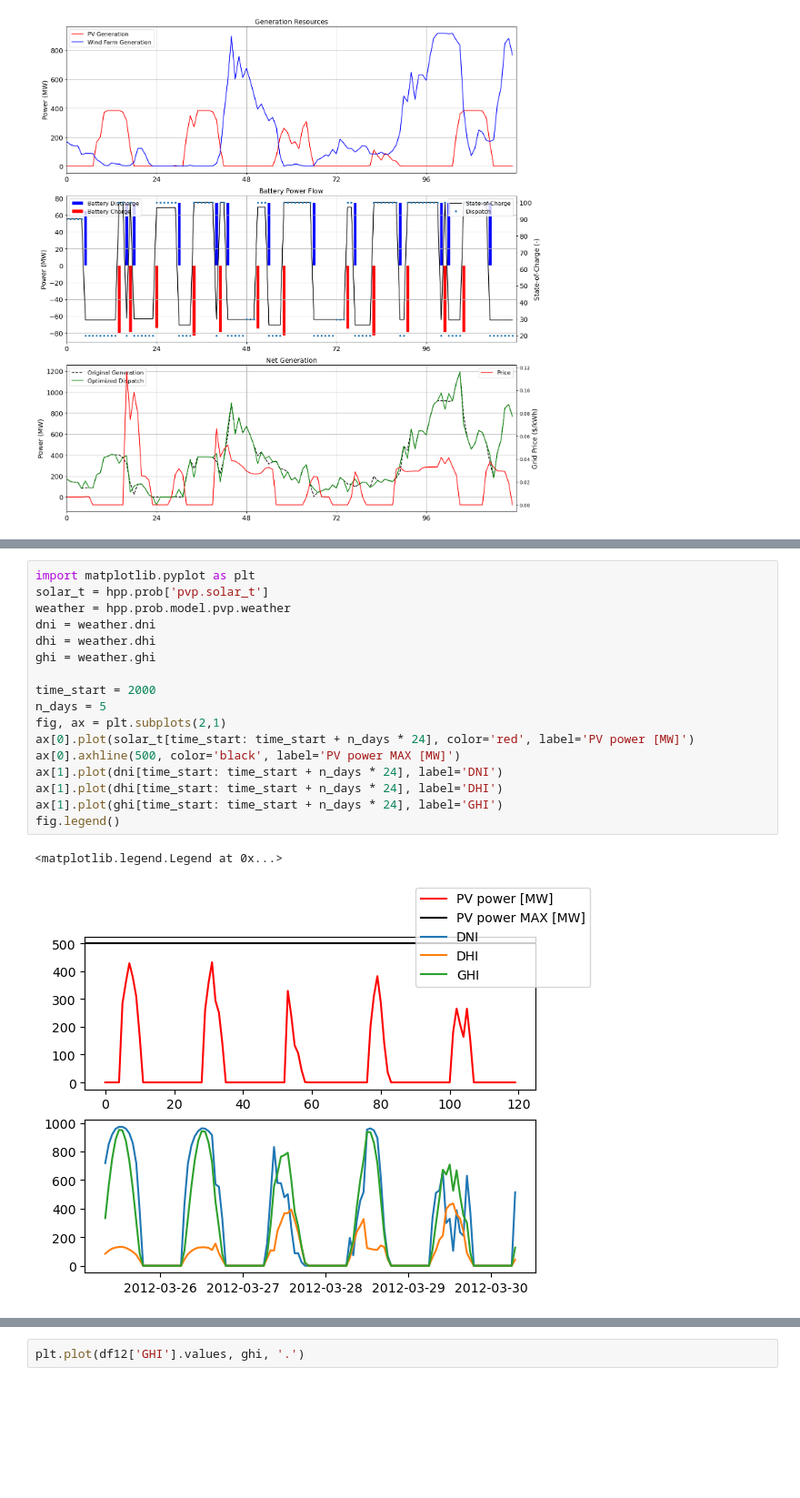
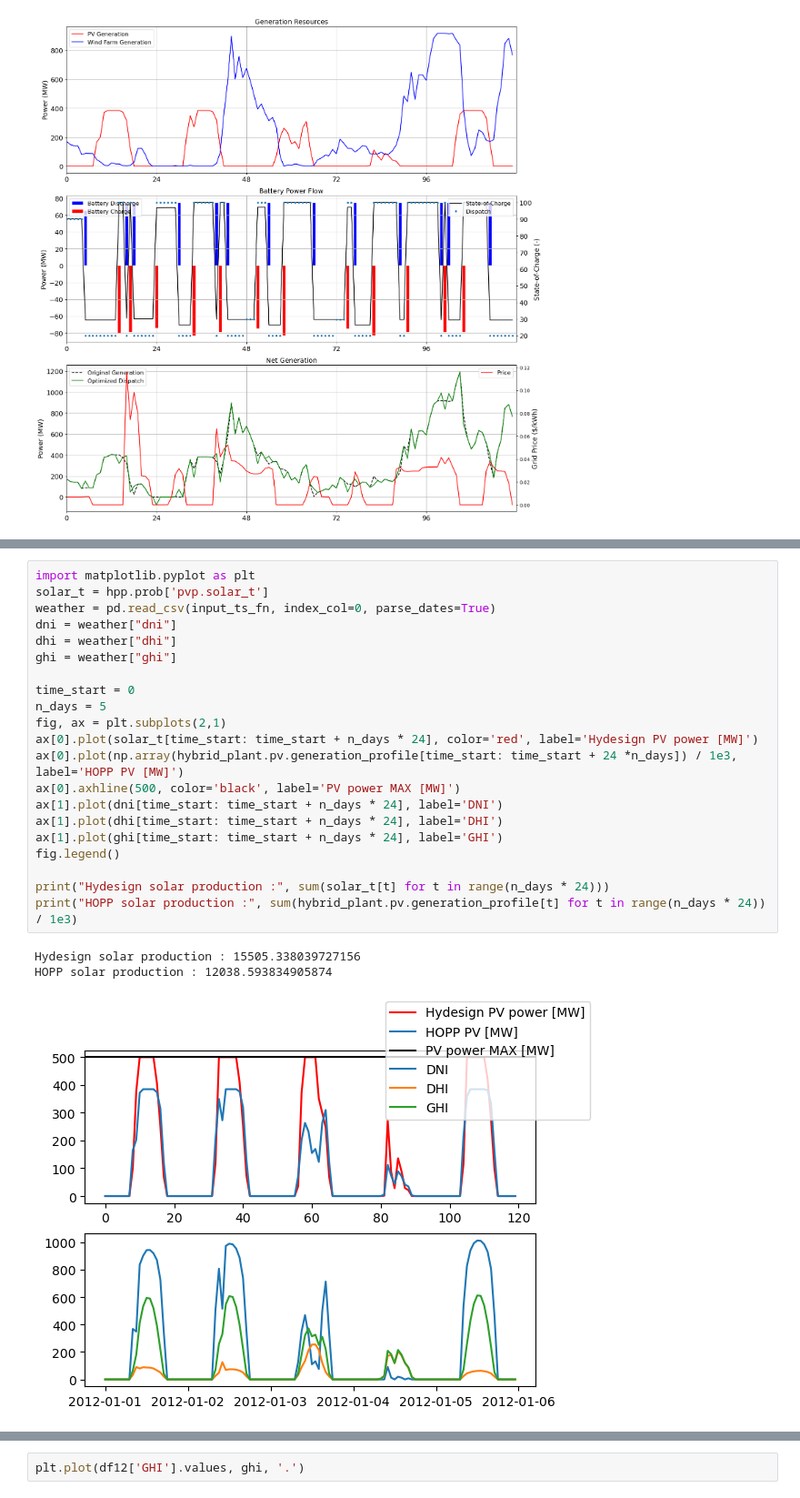
Before and after one commit to IEAWindTask50/tool-benchmarking, a Jupyter notebook: North_America/Texas/texas_case.ipynb, the cells around one changed output, grey strips where cells are left out. Shown at 91% size. Cells and saved outputs as stored; diff of their text form; blank space fills up the shorter version.

Commit message:
hopp/hydesign benchmarking update 11/10

```diff
--- a/North_America/Texas/texas_case.ipynb
+++ b/North_America/Texas/texas_case.ipynb
@@ -414,21 +419,26 @@ plt.show()
 # %%
 import matplotlib.pyplot as plt
 solar_t = hpp.prob['pvp.solar_t']
-weather = hpp.prob.model.pvp.weather
-dni = weather.dni
-dhi = weather.dhi
-ghi = weather.ghi
+weather = pd.read_csv(input_ts_fn, index_col=0, parse_dates=True)
+dni = weather["dni"]
+dhi = weather["dhi"]
+ghi = weather["ghi"]
 
-time_start = 2000
+time_start = 0
 n_days = 5
 fig, ax = plt.subplots(2,1)
-ax[0].plot(solar_t[time_start: time_start + n_days * 24], color='red', label='PV power [MW]')
+ax[0].plot(solar_t[time_start: time_start + n_days * 24], color='red', label='Hydesign PV power [MW]')
+ax[0].plot(np.array(hybrid_plant.pv.generation_profile[time_start: time_start + 24 *n_days]) / 1e3, label='HOPP PV [MW]')
 ax[0].axhline(500, color='black', label='PV power MAX [MW]')
 ax[1].plot(dni[time_start: time_start + n_days * 24], label='DNI')
 ax[1].plot(dhi[time_start: time_start + n_days * 24], label='DHI')
 ax[1].plot(ghi[time_start: time_start + n_days * 24], label='GHI')
 fig.legend()
+
+print("Hydesign solar production :", sum(solar_t[t] for t in range(n_days * 24)))
+print("HOPP solar production :", sum(hybrid_plant.pv.generation_profile[t] for t in range(n_days * 24)) / 1e3)
 # %% [output]
-<matplotlib.legend.Legend at 0x...>
+Hydesign solar production : 15505.338039727156
+HOPP solar production : 12038.593834905874
-[figure, old version]
+[figure, new version]
 # %%
```
Also changed, not shown: parts of 14 cells of this notebook, 5 other files.
